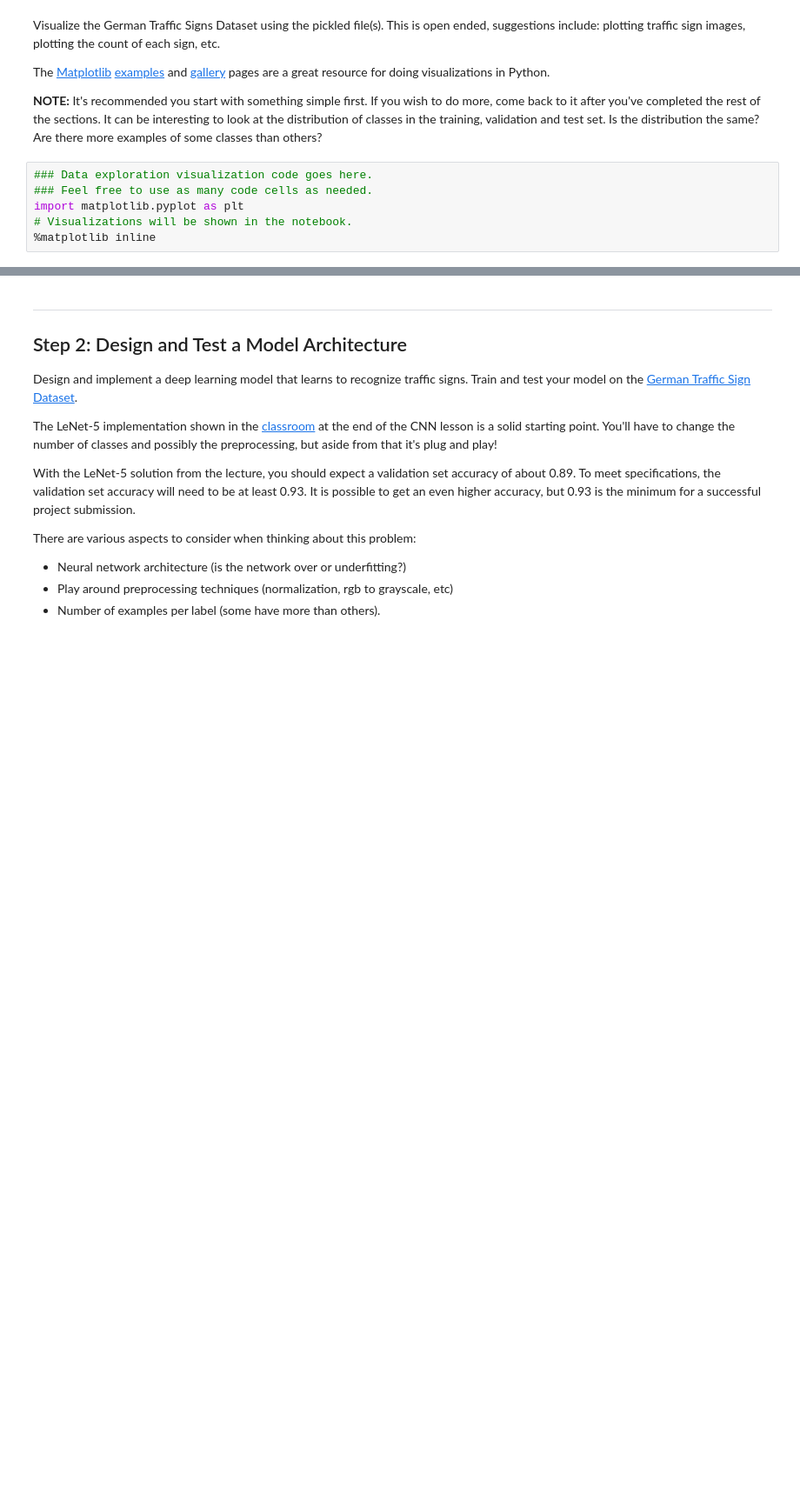
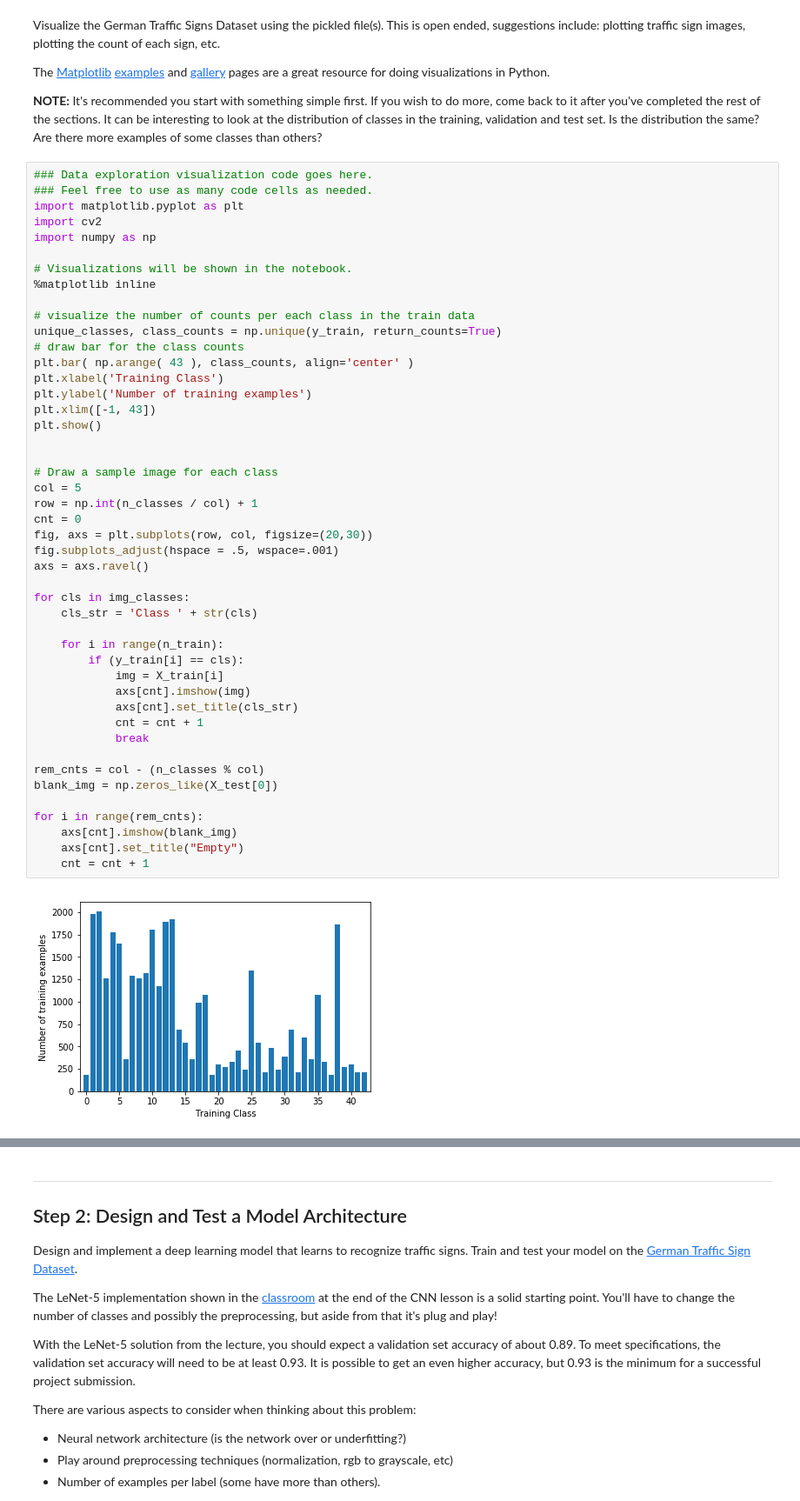
Before and after one commit to udacity/CarND-Traffic-Sign-Classifier-Project, a Jupyter notebook: Traffic_Sign_Classifier.ipynb, the cells around one changed output, grey strips where cells are left out. Shown at 87% size. Saved outputs shown, nothing was run; the diff lists cells and outputs as text; blank space fills up the shorter version.

```diff
--- a/Traffic_Sign_Classifier.ipynb
+++ b/Traffic_Sign_Classifier.ipynb
@@ -85,9 +101,51 @@ Visualize the German Traffic Signs Dataset using the pickled file(s). This is op
 The [Matplotlib](http://matplotlib.org/) [examples](http://matplotlib.org/examples/index.html) and [gallery](http://matplotlib.org/gallery.html) pages are a great resource for doing visualizations in Python.
 
 **NOTE:** It's recommended you start with something simple first. If you wish to do more, come back to it after you've completed the rest of the sections. It can be interesting to look at the distribution of classes in the training, validation and test set. Is the distribution the same? Are there more examples of some classes than others?
-# %%
-### Data exploration visualization code goes here.
-### Feel free to use as many code cells as needed.
-import matplotlib.pyplot as plt
-# Visualizations will be shown in the notebook.
-%matplotlib inline
+# %%
+### Data exploration visualization code goes here.
+### Feel free to use as many code cells as needed.
+import matplotlib.pyplot as plt
+import cv2
+import numpy as np
+
+# Visualizations will be shown in the notebook.
+%matplotlib inline
+
+# visualize the number of counts per each class in the train data
+unique_classes, class_counts = np.unique(y_train, return_counts=True)
+# draw bar for the class counts
+plt.bar( np.arange( 43 ), class_counts, align='center' )
+plt.xlabel('Training Class')
+plt.ylabel('Number of training examples')
+plt.xlim([-1, 43])
+plt.show()
+
+
+# Draw a sample image for each class
+col = 5
+row = np.int(n_classes / col) + 1
+cnt = 0
+fig, axs = plt.subplots(row, col, figsize=(20,30))
+fig.subplots_adjust(hspace = .5, wspace=.001)
+axs = axs.ravel()
+
+for cls in img_classes:
+    cls_str = 'Class ' + str(cls)
+
+    for i in range(n_train):
+        if (y_train[i] == cls):
+            img = X_train[i]
+            axs[cnt].imshow(img)
+            axs[cnt].set_title(cls_str)
+            cnt = cnt + 1
+            break
+
+rem_cnts = col - (n_classes % col)
+blank_img = np.zeros_like(X_test[0])
+
+for i in range(rem_cnts):
+    axs[cnt].imshow(blank_img)
+    axs[cnt].set_title("Empty")
+    cnt = cnt + 1
+# %% [output]
+[figure, added]
```
Also changed, not shown: parts of 14 cells of this notebook, 16 other files.
